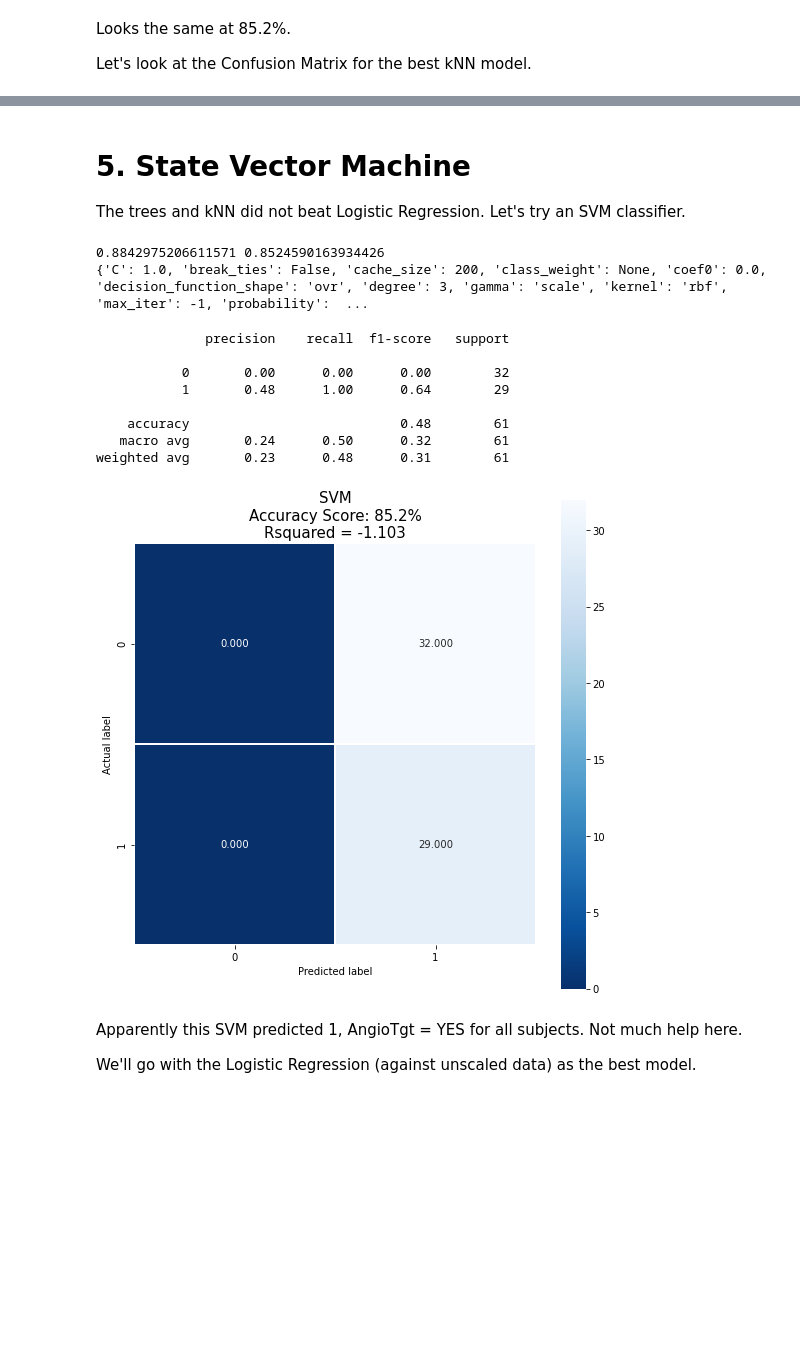
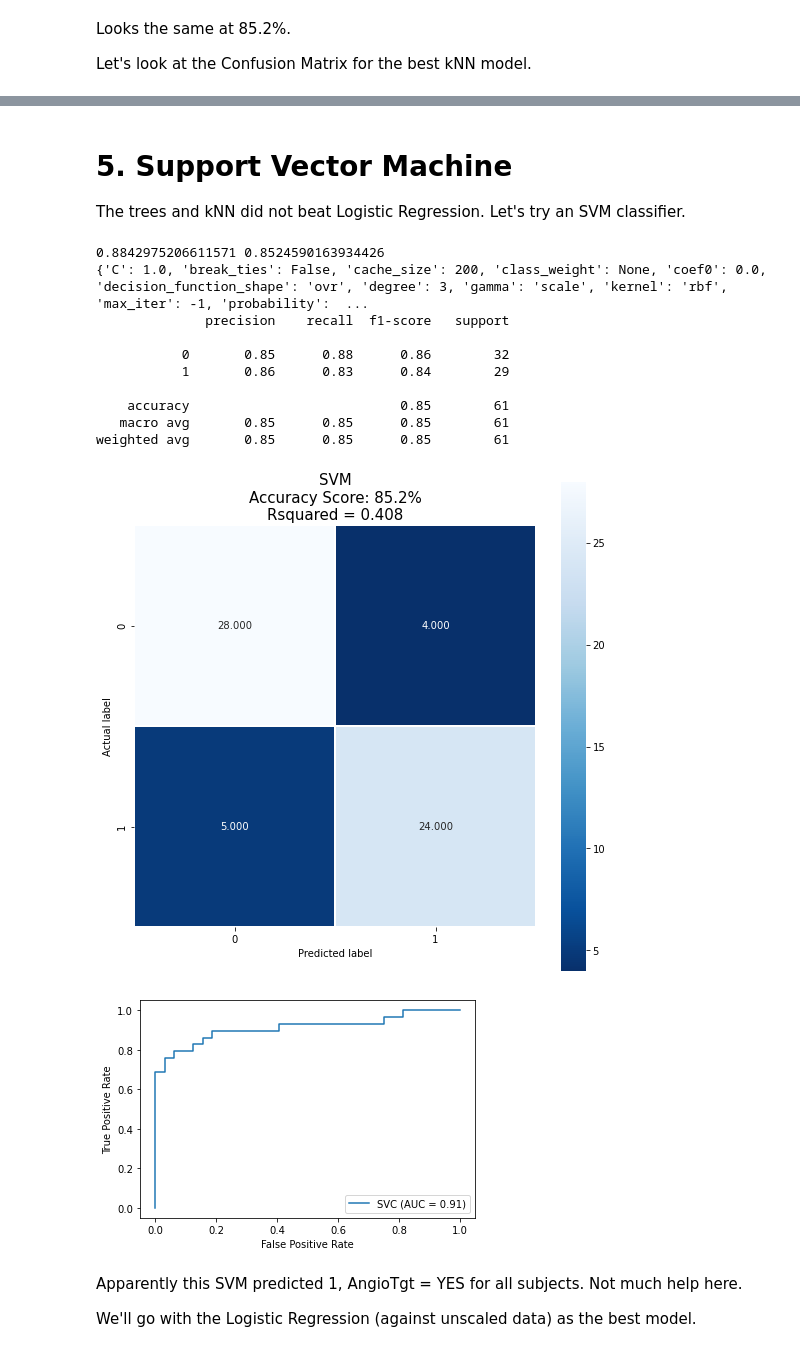
Before and after one commit to BradDoty/KaggleHeartDiseaseUCI, a Jupyter notebook: Notebooks/Capstone 2 -- Modeling.ipynb, the cells around one changed output, grey strips where cells are left out. Cells and saved outputs as stored; diff of their text form; code cells hidden in the pictures; blank space fills up the shorter version.

```diff
--- a/Notebooks/Capstone 2 -- Modeling.ipynb
+++ b/Notebooks/Capstone 2 -- Modeling.ipynb
@@ -100,6 +100,7 @@ def plot_confusion(title, model, x, y, score):
         .format(round(100*score, 1), round(r2_score(y, predictions),3))
     plt.title(all_sample_title, size = 15);
     print(classification_report(y, predictions))
+    plot_roc_curve(model, x, y);
 # %% [markdown]
 # 2. Logistic Regression
 
@@ -318,8 +326,8 @@ This grid search produced a Random Forest slightly worse than our first one.  Le
 # %%
-param_grid2 = {'n_estimators':np.arange(30,91,10), 'criterion':['gini', 'entropy'], 'max_depth':[10,20,25],
-               'max_features':[10,15,20]}
+param_grid2 = {'n_estimators':np.arange(40,101,10), 'criterion':['gini', 'entropy'], 'max_depth':[5,10,20,25],
+               'min_samples_split':[2,5,6,7],'max_features':[5,10,15]}
 
-rf2 = RandomForestClassifier()
+rf2 = RandomForestClassifier(random_state=21)
 rf2_cv= GridSearchCV(rf2, param_grid2, cv=3, n_jobs=-1, verbose=3, return_train_score=True)
 rf2_cv.fit(X_train, y_train)
 train_score = rf2_cv.score(X_train, y_train)
@@ -330,7 +338,6 @@ print("Best Score:" + str(rf2_cv.best_score_))
 print("Best Parameters: " + str(rf2_cv.best_params_))
 
 
-plot_confusion("Random Forest", rf2_cv, X_test, y_test, score)
 
 '''1.0 0.8032786885245902
 Best Score:0.8099279835390947
@@ -340,4 +347,6 @@ Best Parameters: {'criterion': 'gini', 'max_depth': 20, 'max_features': 10, 'n_e
            0       0.79      0.84      0.82        32
            1       0.81      0.76      0.79        29
 '''
+
+plot_confusion("Random Forest", rf2_cv, X_test, y_test, score);
 # %% [output]
@@ -501,31 +516,32 @@ weighted avg       0.85      0.85      0.85        61
 # %% [markdown]
 
-# 5. State Vector Machine
+# 5. Support Vector Machine
 
 The trees and kNN did not beat Logistic Regression.  Let's try an SVM classifier.
 # %%
 SVM = SVC(random_state = 21)
 SVM.fit(Xs_train, y_train)
 
 train_score = SVM.score(Xs_train, y_train)
 score = SVM.score(Xs_test, y_test)
 
 print (train_score, score)
 print(SVM.get_params())
 
-plot_confusion("SVM", SVM, X_test, y_test, score)
+plot_confusion("SVM", SVM, Xs_test, y_test, score)
 # %% [output]
 0.8842975206611571 0.8524590163934426
 {'C': 1.0, 'break_ties': False, 'cache_size': 200, 'class_weight': None, 'coef0': 0.0, 'decision_function_shape': 'ovr', 'degree': 3, 'gamma': 'scale', 'kernel': 'rbf', 'max_iter': -1, 'probability':  ...
+              precision    recall  f1-score   support
+
+           0       0.85      0.88      0.86        32
+           1       0.86      0.83      0.84        29
+
+    accuracy                           0.85        61
+   macro avg       0.85      0.85      0.85        61
+weighted avg       0.85      0.85      0.85        61
-              precision    recall  f1-score   support
-
-           0       0.00      0.00      0.00        32
-           1       0.48      1.00      0.64        29
-
-    accuracy                           0.48        61
-   macro avg       0.24      0.50      0.32        61
-weighted avg       0.23      0.48      0.31        61
-[figure, old version]
+[figure, new version]
+[figure, added]
 # %% [markdown]
 Apparently this SVM predicted 1, AngioTgt = YES for all subjects.  Not much help here.
 
```
Also changed, not shown: parts of 13 cells of this notebook, 1 other file.
